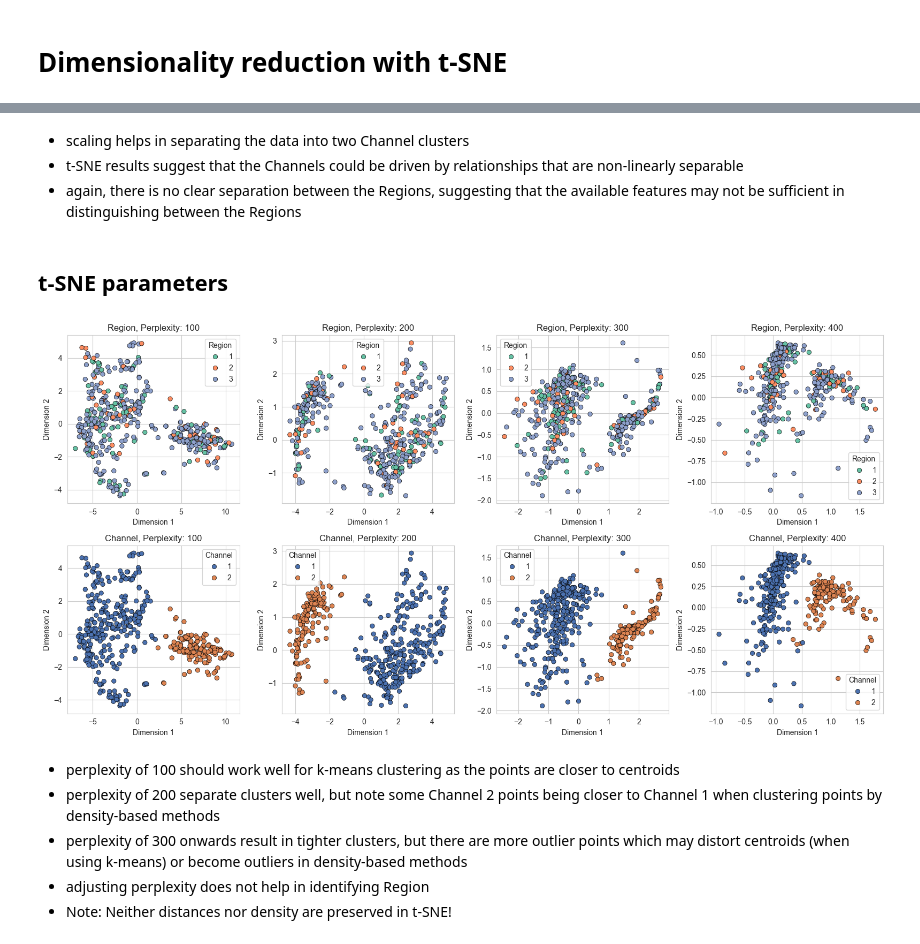
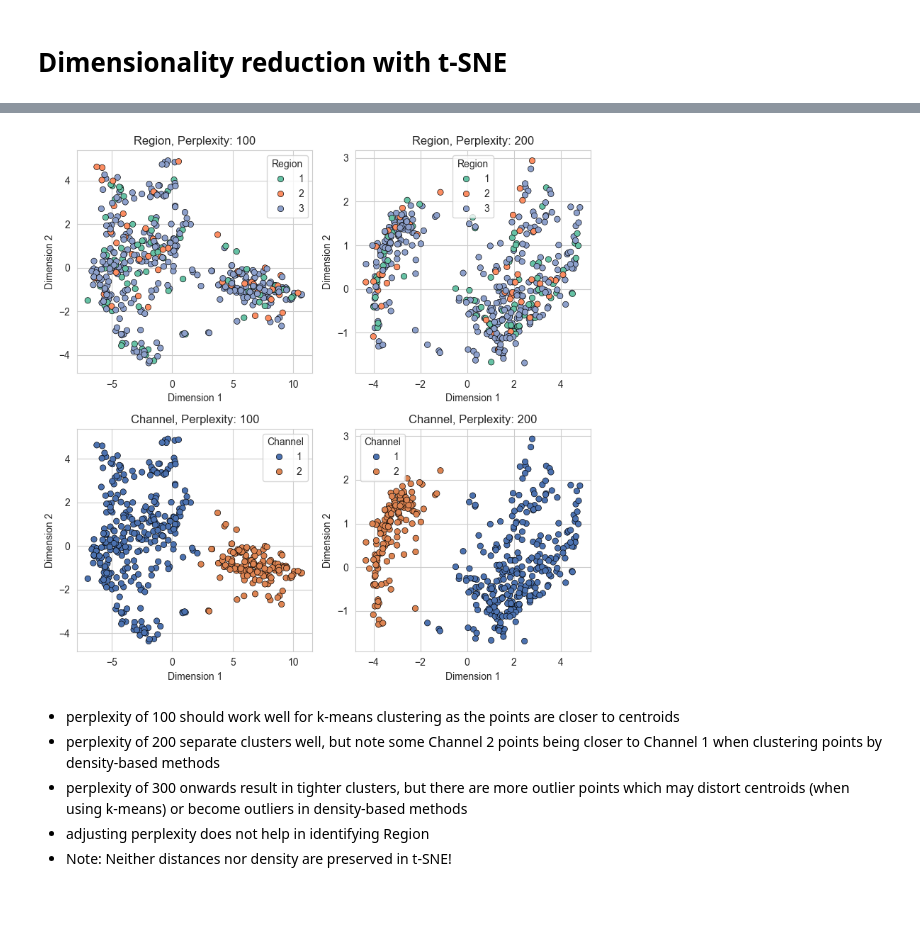
Before and after one commit to leonswl/ntu-msds-sd6125, a Jupyter notebook: notebooks/wholesale_customer_data_jo.ipynb, the cells around one changed output, grey strips where cells are left out. Cells and saved outputs as stored; diff of their text form; code cells hidden in the pictures; blank space fills up the shorter version.

```diff
--- a/notebooks/wholesale_customer_data_jo.ipynb
+++ b/notebooks/wholesale_customer_data_jo.ipynb
@@ -209,26 +214,3 @@ plt.show()
 - The first 3 PCs are chosen for the subsequent analysis as it captures >75% of the variance
 # %% [markdown]
 # Dimensionality reduction with t-SNE
-# %%
-# t-SNE for unscaled X
-tsne = TSNE(random_state=42, perplexity = 40)  # default
-tsne_X_unscaled = pd.DataFrame(tsne.fit_transform(X), columns=['Dim1', 'Dim2'])
-# t-SNE for scaled X
-tsne_X_scaled = pd.DataFrame(tsne.fit_transform(X_scaled), columns=['Dim1', 'Dim2'])
-
-fig, axes = plt.subplots(2, 2, figsize=(8, 8))
-
-sns.scatterplot(data=tsne_X_unscaled, x="Dim1", y="Dim2", hue=y.squeeze(), palette="Set2", ax=axes[0,0], edgecolor='black')
-axes[0,0].set_title('t-SNE: Unscaled X (Region)')
-
-sns.scatterplot(data=tsne_X_scaled, x="Dim1", y="Dim2", hue=y.squeeze(), palette="Set2", ax=axes[0,1], edgecolor='black')
-axes[0,1].set_title('t-SNE: Scaled X (Region)')
-
-sns.scatterplot(data=tsne_X_unscaled, x="Dim1", y="Dim2", hue=X['Channel'], palette="deep", ax=axes[1,0], edgecolor='black')
-axes[1,0].set_title('t-SNE: Unscaled X (Channel)')
-
-sns.scatterplot(data=tsne_X_scaled, x="Dim1", y="Dim2", hue=X['Channel'], palette="deep", ax=axes[1,1], edgecolor='black')
-axes[1,1].set_title('t-SNE: Scaled X (Channel)')
-
-plt.tight_layout()
-plt.show()
@@ -237,32 +217,27 @@ plt.show()
-# %% [markdown]
-- scaling helps in separating the data into two Channel clusters
-- t-SNE results suggest that the Channels could be driven by relationships that are non-linearly separable
-- again, there is no clear separation between the Regions, suggesting that the available features may not be sufficient in distinguishing between the Regions
-# %% [markdown]
-## t-SNE parameters
 # %%
-perplexities = [100, 200, 300, 400]
-fig, axes = plt.subplots(2, len(perplexities), figsize=(16, 8))
+perplexities = [100, 200]
+fig, axes = plt.subplots(2, len(perplexities), figsize=(8, 8))
 
 for i, perplexity in enumerate(perplexities):
 
     tsne = TSNE(n_components=2, perplexity=perplexity, n_iter=300, random_state=42)
     tsne_X_scaled = pd.DataFrame(tsne.fit_transform(X_scaled), columns=['Dim1', 'Dim2'])
 
     ax = axes[0,i]
     sns.scatterplot(data=tsne_X_scaled, x="Dim1", y="Dim2", hue=y.squeeze(), palette="Set2", ax=ax, edgecolor='black').set_title(f'Region, Perplexity: {perplexity}')
     ax.set_xlabel('Dimension 1')
     ax.set_ylabel('Dimension 2')
 
     ax = axes[1,i]
     sns.scatterplot(data=tsne_X_scaled, x="Dim1", y="Dim2", hue=X['Channel'], palette="deep", ax=ax, edgecolor='black').set_title(f'Channel, Perplexity: {perplexity}')
     ax.set_xlabel('Dimension 1')
     ax.set_ylabel('Dimension 2')
 
 plt.tight_layout()
 plt.show()
+#plt.savefig('./02_tsne.png', dpi=300)
 # %% [output]
-[figure, old version]
+[figure, new version]
 # %% [markdown]
 - perplexity of 100 should work well for k-means clustering as the points are closer to centroids
 - perplexity of 200 separate clusters well, but note some Channel 2 points being closer to Channel 1 when clustering points by density-based methods
```
Also changed, not shown: parts of 37 cells of this notebook.
